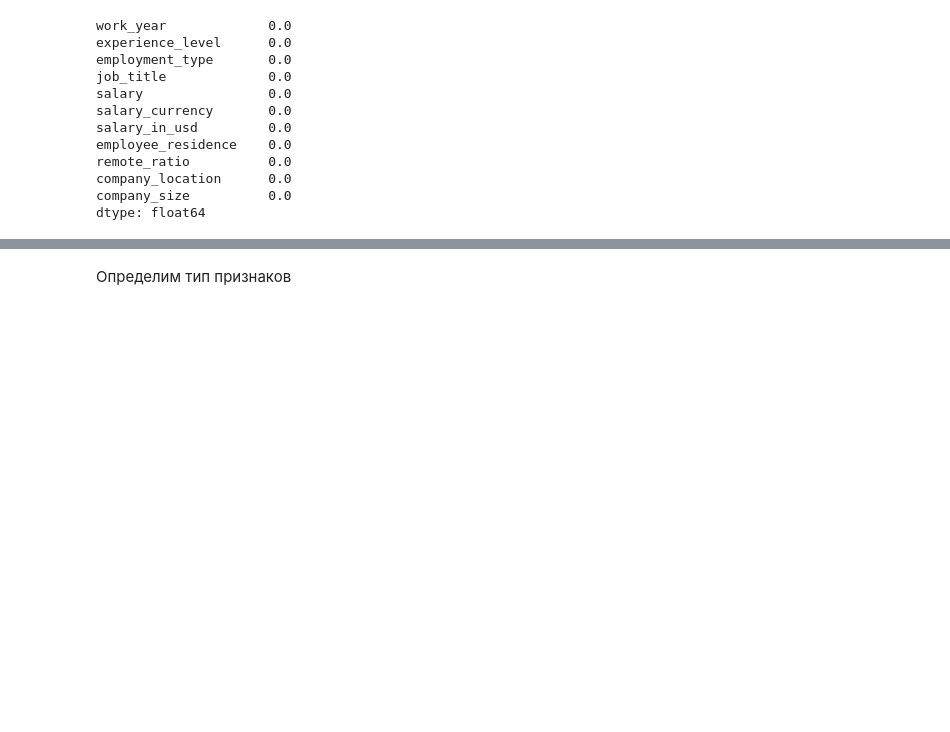
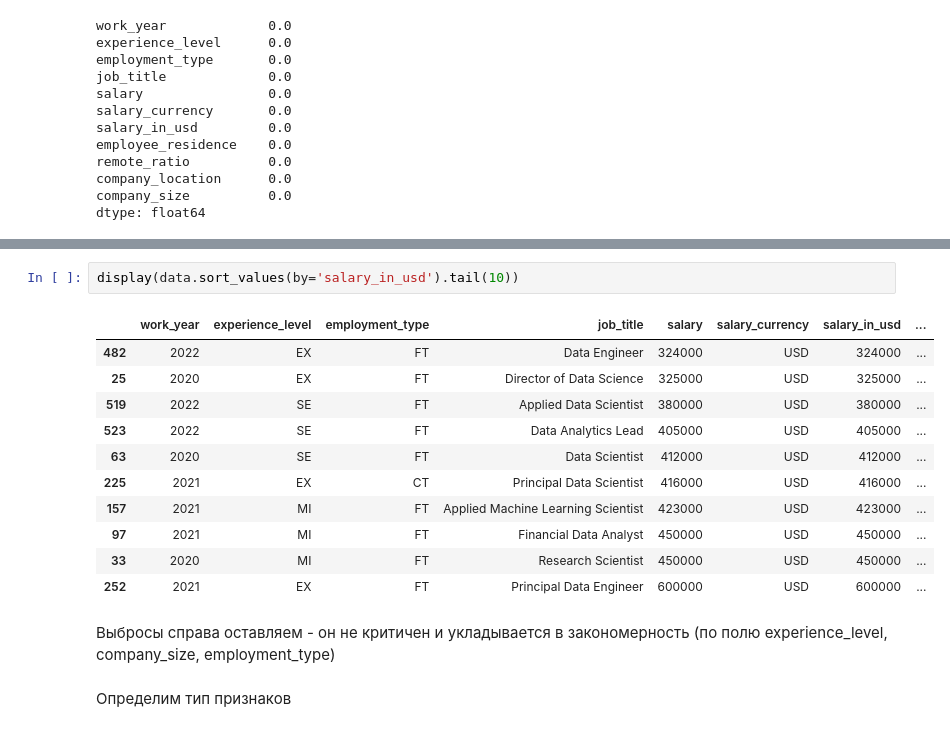
Before and after one commit to dnt1971/SkillFactory_DST_3_0_EDA_4_project_01, a Jupyter notebook: SkillFactory_DST_3_0_EDA_4_Статистические_тесты_Практика.ipynb, the cells around one changed output, grey strips where cells are left out. Saved outputs shown, nothing was run; the diff lists cells and outputs as text; blank space fills up the shorter version.

```diff
--- a/SkillFactory_DST_3_0_EDA_4_Статистические_тесты_Практика.ipynb
+++ b/SkillFactory_DST_3_0_EDA_4_Статистические_тесты_Практика.ipynb
@@ -214,3 +287,19 @@ dtype: float64
+# %%
+display(data.sort_values(by='salary_in_usd').tail(10))
+# %% [output]
+|  | work_year | experience_level | employment_type | job_title | salary | salary_currency | salary_in_usd | ... |
+| 482 | 2022 | EX | FT | Data Engineer | 324000 | USD | 324000 | ... |
+| 25 | 2020 | EX | FT | Director of Data Science | 325000 | USD | 325000 | ... |
+| 519 | 2022 | SE | FT | Applied Data Scientist | 380000 | USD | 380000 | ... |
+| 523 | 2022 | SE | FT | Data Analytics Lead | 405000 | USD | 405000 | ... |
+| 63 | 2020 | SE | FT | Data Scientist | 412000 | USD | 412000 | ... |
+| 225 | 2021 | EX | CT | Principal Data Scientist | 416000 | USD | 416000 | ... |
+| 157 | 2021 | MI | FT | Applied Machine Learning Scientist | 423000 | USD | 423000 | ... |
+| 97 | 2021 | MI | FT | Financial Data Analyst | 450000 | USD | 450000 | ... |
+| 33 | 2020 | MI | FT | Research Scientist | 450000 | USD | 450000 | ... |
+| 252 | 2021 | EX | FT | Principal Data Engineer | 600000 | USD | 600000 | ... |
+# %% [markdown]
+Выбросы справа оставляем - он не критичен и укладывается в закономерность (по полю experience_level, company_size, employment_type)
 # %% [markdown]
 Определим тип признаков
 # %%
```
Also changed, not shown: parts of 9 cells of this notebook.
